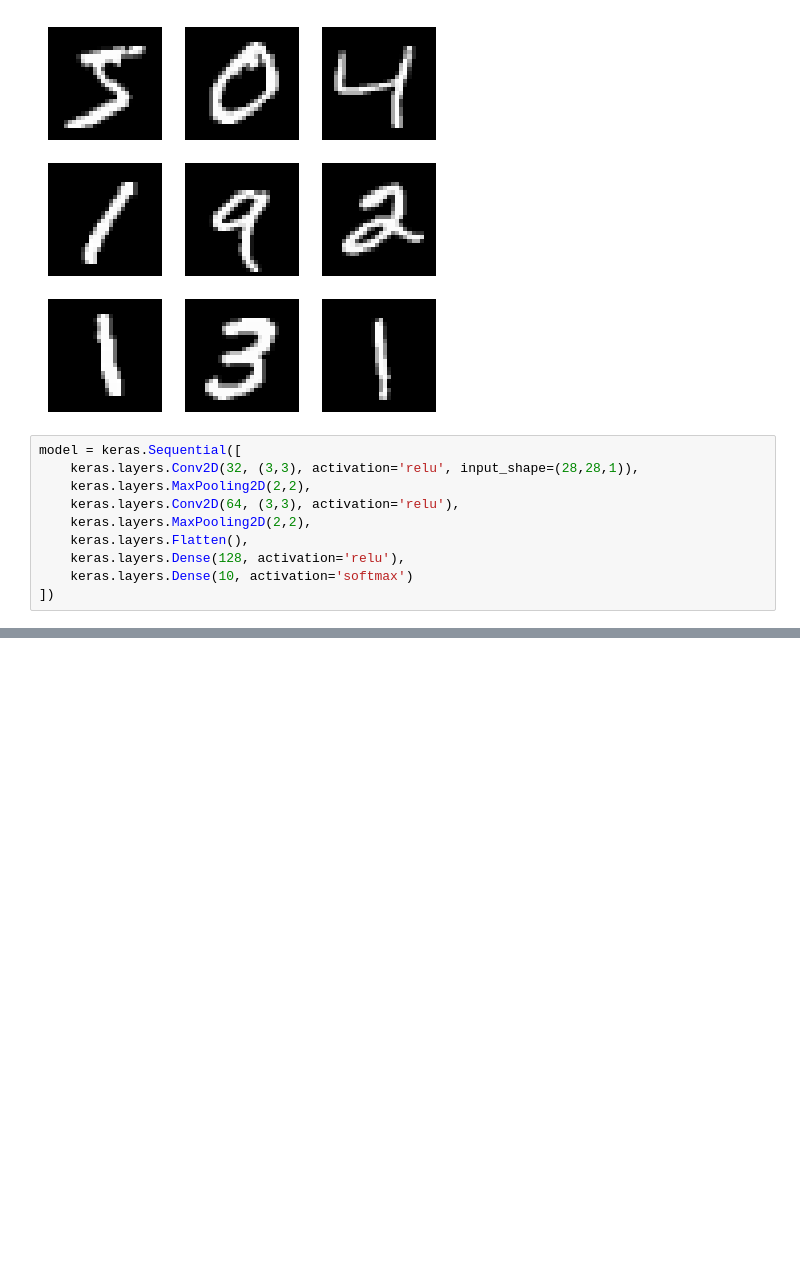
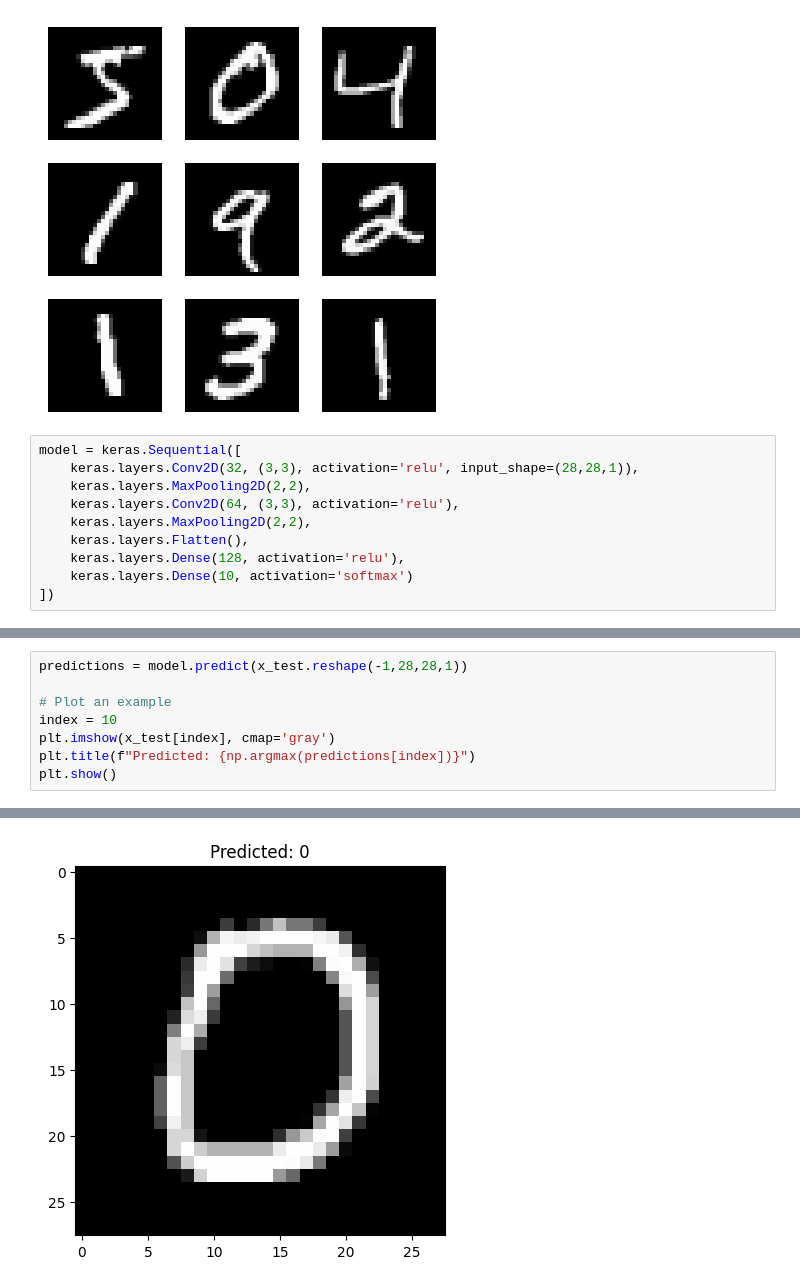
Before and after one commit to Kasun4527/Handwritten-digit-recognition-model-, a Jupyter notebook: Untitled.ipynb, the cells around one changed output, grey strips where cells are left out. Cells and saved outputs as stored; diff of their text form; blank space fills up the shorter version.

```diff
--- a/Untitled.ipynb
+++ b/Untitled.ipynb
@@ -32,0 +78,9 @@ model = keras.Sequential([
+# %%
+predictions = model.predict(x_test.reshape(-1,28,28,1))
+
+# Plot an example
+index = 10
+plt.imshow(x_test[index], cmap='gray')
+plt.title(f"Predicted: {np.argmax(predictions[index])}")
+plt.show()
+# %% [output]
@@ -32,0 +88 @@ model = keras.Sequential([
+[figure, added]
```
Also changed, not shown: parts of 5 cells of this notebook, 1 other file.
